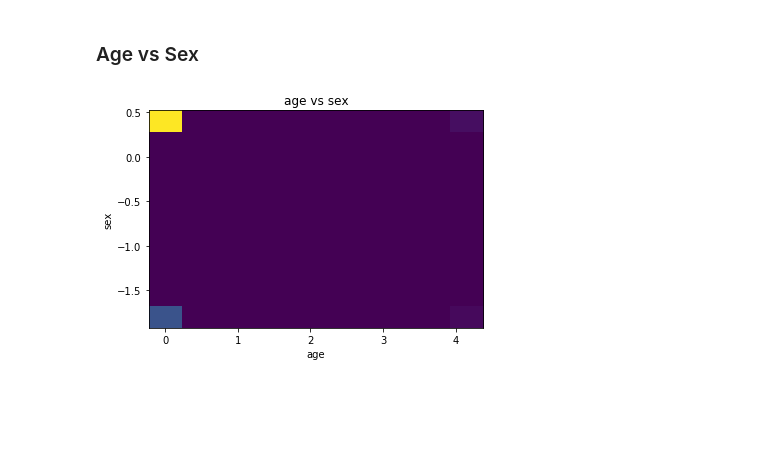
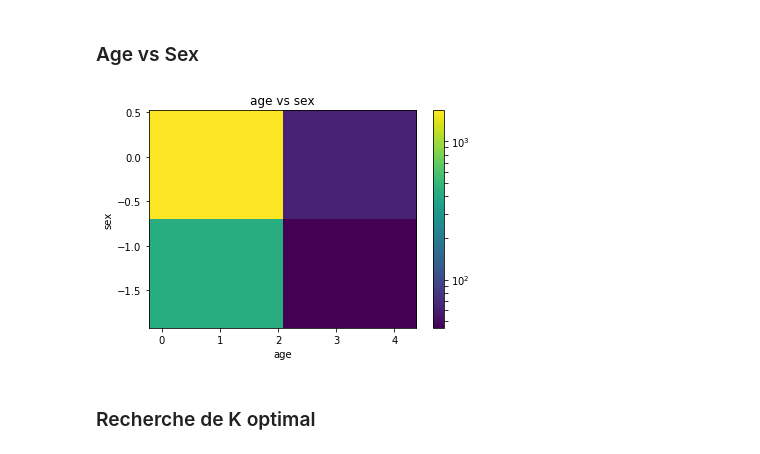
Before and after one commit to flodim/data_science, a Jupyter notebook: data_science.ipynb, the cells around one changed output. Drawn from its saved outputs; the diff is of its cells as text; code cells hidden in the pictures; blank space fills up the shorter version.

Commit message:
Better hist2g

```diff
--- a/data_science.ipynb
+++ b/data_science.ipynb
@@ -54,10 +55,15 @@ _ = plt.hist2d(classes, sexes);
 # %% [markdown]
 ### Age vs Sex
 # %%
+from matplotlib.colors import LogNorm
+
 fig_age_sex = plt.figure(4)
 plt.xlabel('age')
 plt.ylabel('sex')
 plt.title('age vs sex')
-_ = plt.hist2d(ages, sexes);
+_ = plt.hist2d(ages, sexes, norm=LogNorm(), bins=2)
+_ = plt.colorbar()
 # %% [output]
-[figure, old version]
+[figure, new version]
+# %% [markdown]
+### Recherche de K optimal
```
Also changed, not shown: parts of 4 cells of this notebook.
